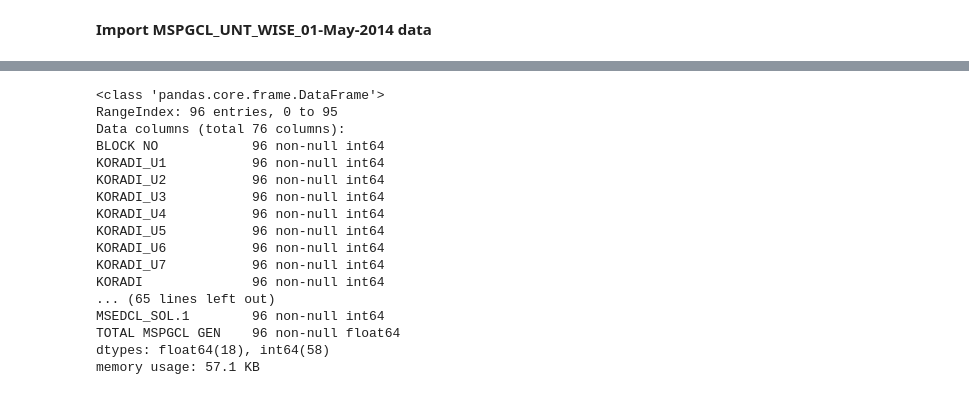
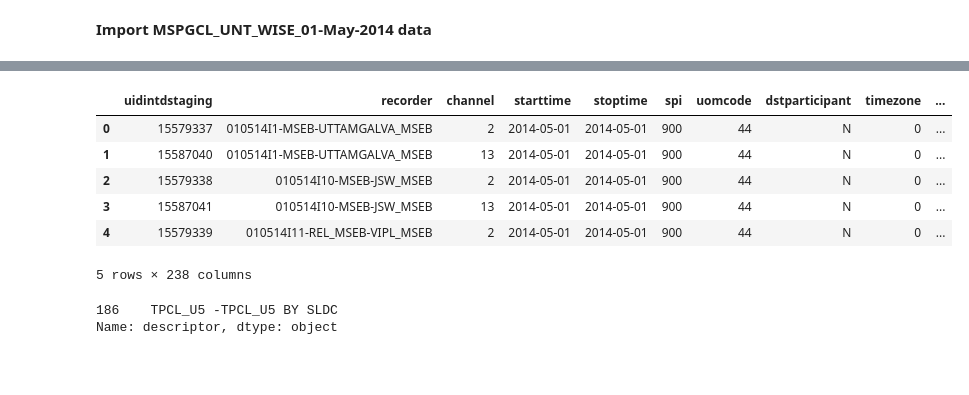
Before and after one commit to dharmendra-chouhan/Electricity_Generator, a Jupyter notebook: 01MAY2014_08012020.ipynb, the cells around one changed output, grey strips where cells are left out. Drawn from its saved outputs; the diff is of its cells as text; code cells hidden in the pictures; blank space fills up the shorter version.

```diff
--- a/01MAY2014_08012020.ipynb
+++ b/01MAY2014_08012020.ipynb
@@ -178,6 +178,6 @@ uploaded = files.upload()
 
 
 import io
-mspgcl_01may2014 = pd.read_excel(io.BytesIO(uploaded['MSPGCL_UNT_WISE_01_May_2014_47.xls']))
+lsintdstaging_01may2014 = pd.read_excel(io.BytesIO(uploaded['table_data_lsintdstaging.xlsx']))
 # %% [output]
 [interactive output not drawn]
@@ -185,20 +184,0 @@ Saving MSPGCL_UNT_WISE_01_May_2014_47.xls to MSPGCL_UNT_WISE_01_May_2014_47 (1).
-# %%
-mspgcl_01may2014.info()
-# %% [output]
-<class 'pandas.core.frame.DataFrame'>
-RangeIndex: 96 entries, 0 to 95
-Data columns (total 76 columns):
-BLOCK NO            96 non-null int64
-KORADI_U1           96 non-null int64
-KORADI_U2           96 non-null int64
-KORADI_U3           96 non-null int64
-KORADI_U4           96 non-null int64
-KORADI_U5           96 non-null int64
-KORADI_U6           96 non-null int64
-KORADI_U7           96 non-null int64
-KORADI              96 non-null int64
-... (65 lines left out)
-MSEDCL_SOL.1        96 non-null int64
-TOTAL MSPGCL GEN    96 non-null float64
-dtypes: float64(18), int64(58)
-memory usage: 57.1 KB
@@ -207,0 +185,17 @@ for index1, row in mspgcl_01may2014.iterrows():
+# %%
+lsintdstaging_01may2014.head(5)
+# %% [output]
+|  | uidintdstaging | recorder | channel | starttime | stoptime | spi | uomcode | dstparticipant | timezone | ... |
+| 0 | 15579337 | 010514I1-MSEB-UTTAMGALVA_MSEB | 2 | 2014-05-01 | 2014-05-01 | 900 | 44 | N | 0 | ... |
+| 1 | 15587040 | 010514I1-MSEB-UTTAMGALVA_MSEB | 13 | 2014-05-01 | 2014-05-01 | 900 | 44 | N | 0 | ... |
+| 2 | 15579338 | 010514I10-MSEB-JSW_MSEB | 2 | 2014-05-01 | 2014-05-01 | 900 | 44 | N | 0 | ... |
+| 3 | 15587041 | 010514I10-MSEB-JSW_MSEB | 13 | 2014-05-01 | 2014-05-01 | 900 | 44 | N | 0 | ... |
+| 4 | 15579339 | 010514I11-REL_MSEB-VIPL_MSEB | 2 | 2014-05-01 | 2014-05-01 | 900 | 44 | N | 0 | ... |
+5 rows × 238 columns
+# %%
+for index1, row in recdesc1may2014.iterrows():
+  list=lsintdstaging_01may2014.loc[(lsintdstaging_01may2014['recorder'] ==row['Recorder']) & (lsintdstaging_01may2014['descriptor'] == row['Descriptor'])]
+print(list['descriptor'])
+# %% [output]
+186    TPCL_U5 -TPCL_U5 BY SLDC
+Name: descriptor, dtype: object
```
Also changed, not shown: parts of 2 cells of this notebook.
